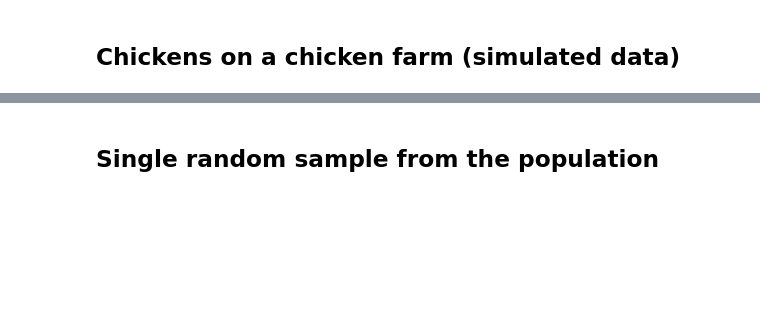
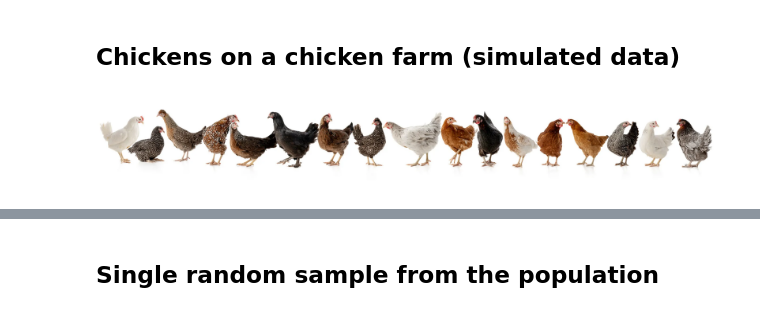
Before and after one commit to mario-gellrich-zhaw/data_analytics, a Jupyter notebook: Week_06/population_and_samples.ipynb, the cells around one changed output, grey strips where cells are left out. Drawn from its saved outputs; the diff is of its cells as text; code cells hidden in the pictures; blank space fills up the shorter version.

```diff
--- a/Week_06/population_and_samples.ipynb
+++ b/Week_06/population_and_samples.ipynb
@@ -20,7 +22,9 @@ print(os.getcwd())
 # %% [markdown]
 ## Chickens on a chicken farm (simulated data)
 # %%
-Image("chickens.png", width=800)
+Image("chickens.png", width=1000)
+# %% [output]
+[figure, added]
 # %%
 # Parameters of distribution
 p_mean = 2800
```
Also changed, not shown: parts of 5 cells of this notebook, 3 other files.
